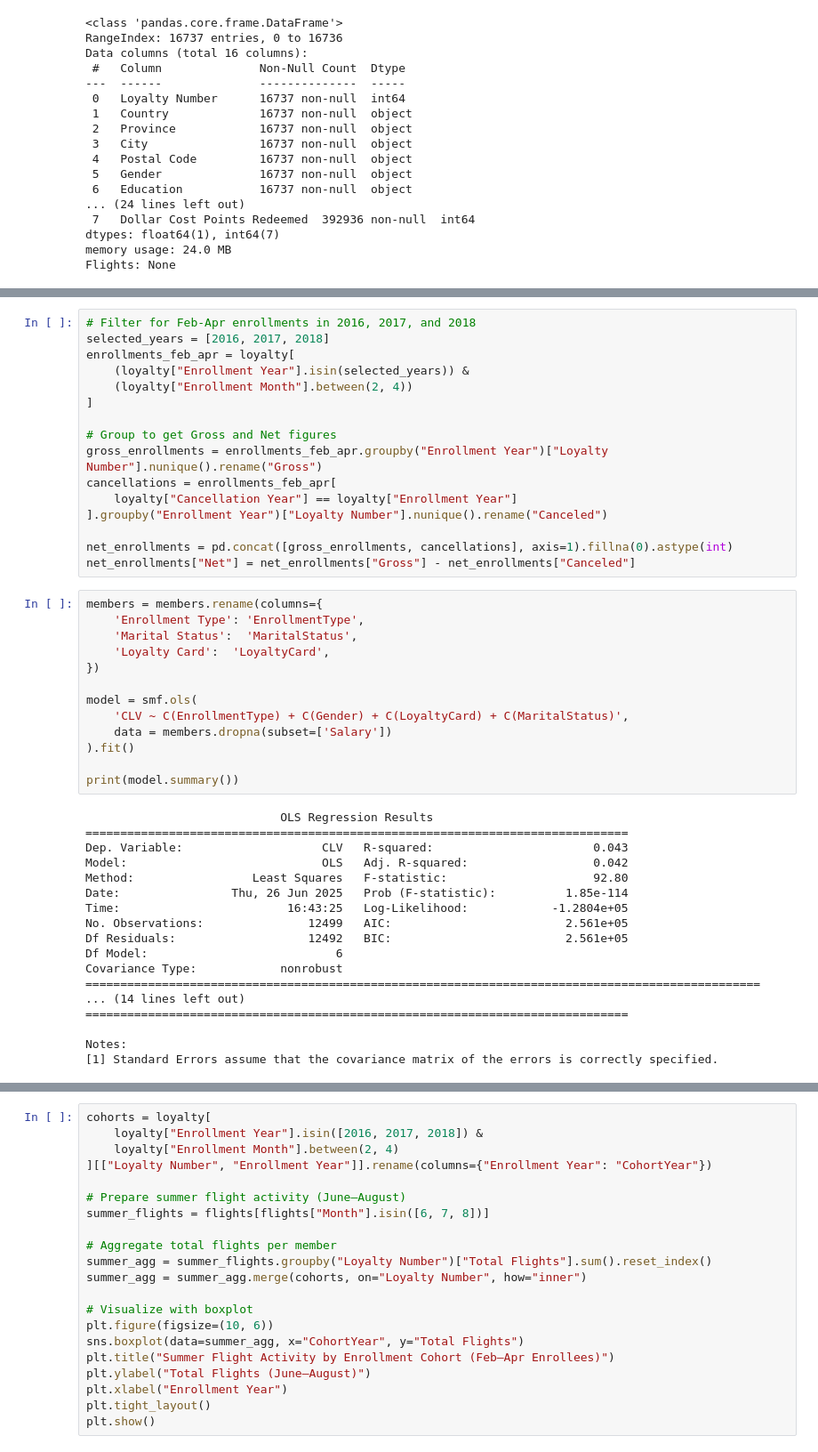
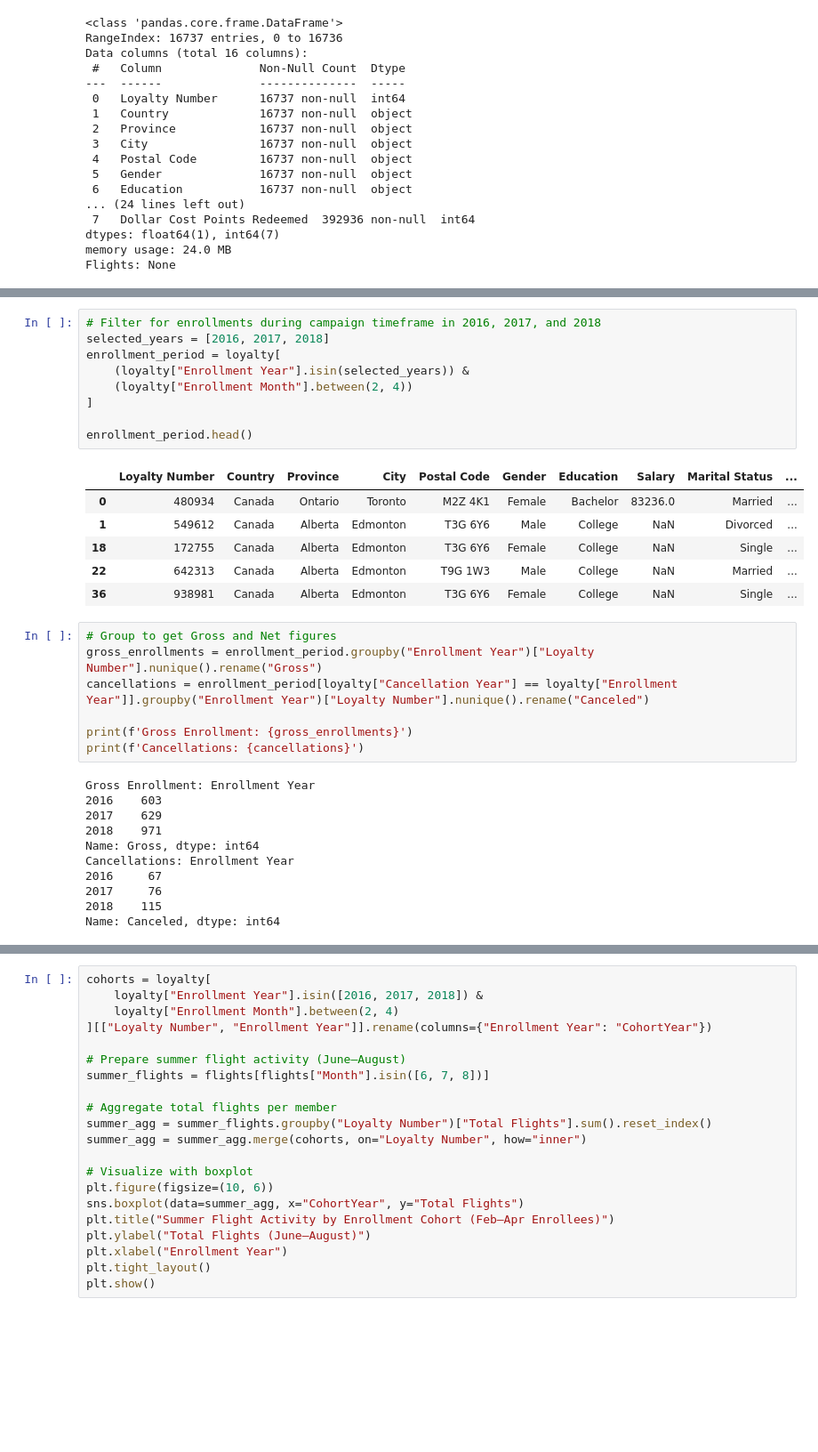
Before and after one commit to Dudlst01/Portfolio, a Jupyter notebook: airline-loyal-program-analysis.ipynb, the cells around one changed output, grey strips where cells are left out. Shown: that part at 89% size. Saved outputs shown, nothing was run; the diff lists cells and outputs as text; blank space fills up the shorter version.

```diff
--- a/airline-loyal-program-analysis.ipynb
+++ b/airline-loyal-program-analysis.ipynb
@@ -118,47 +129,34 @@ Standard        2012-04-01 2018-12-01
+# %%
+# Filter for enrollments during campaign timeframe in 2016, 2017, and 2018
+selected_years = [2016, 2017, 2018]
+enrollment_period = loyalty[
+    (loyalty["Enrollment Year"].isin(selected_years)) &
+    (loyalty["Enrollment Month"].between(2, 4))
+]
+
+enrollment_period.head()
+# %% [output]
+|  | Loyalty Number | Country | Province | City | Postal Code | Gender | Education | Salary | Marital Status | ... |
+| 0 | 480934 | Canada | Ontario | Toronto | M2Z 4K1 | Female | Bachelor | 83236.0 | Married | ... |
+| 1 | 549612 | Canada | Alberta | Edmonton | T3G 6Y6 | Male | College | NaN | Divorced | ... |
+| 18 | 172755 | Canada | Alberta | Edmonton | T3G 6Y6 | Female | College | NaN | Single | ... |
+| 22 | 642313 | Canada | Alberta | Edmonton | T9G 1W3 | Male | College | NaN | Married | ... |
+| 36 | 938981 | Canada | Alberta | Edmonton | T3G 6Y6 | Female | College | NaN | Single | ... |
 # %%
-# Filter for Feb-Apr enrollments in 2016, 2017, and 2018
-selected_years = [2016, 2017, 2018]
-enrollments_feb_apr = loyalty[
-    (loyalty["Enrollment Year"].isin(selected_years)) &
-    (loyalty["Enrollment Month"].between(2, 4))
-]
+# Group to get Gross and Net figures
+gross_enrollments = enrollment_period.groupby("Enrollment Year")["Loyalty Number"].nunique().rename("Gross")
+cancellations = enrollment_period[loyalty["Cancellation Year"] == loyalty["Enrollment Year"]].groupby("Enrollment Year")["Loyalty Number"].nunique().rename("Canceled")
 
-# Group to get Gross and Net figures
-gross_enrollments = enrollments_feb_apr.groupby("Enrollment Year")["Loyalty Number"].nunique().rename("Gross")
-cancellations = enrollments_feb_apr[
-    loyalty["Cancellation Year"] == loyalty["Enrollment Year"]
-].groupby("Enrollment Year")["Loyalty Number"].nunique().rename("Canceled")
-
-net_enrollments = pd.concat([gross_enrollments, cancellations], axis=1).fillna(0).astype(int)
-net_enrollments["Net"] = net_enrollments["Gross"] - net_enrollments["Canceled"]
+print(f'Gross Enrollment: {gross_enrollments}')
+print(f'Cancellations: {cancellations}')
+# %% [output]
+Gross Enrollment: Enrollment Year
+2016    603
+2017    629
+2018    971
+Name: Gross, dtype: int64
+Cancellations: Enrollment Year
+2016     67
+2017     76
+2018    115
+Name: Canceled, dtype: int64
-# %%
-members = members.rename(columns={
-    'Enrollment Type': 'EnrollmentType',
-    'Marital Status':  'MaritalStatus',
-    'Loyalty Card':  'LoyaltyCard',
-})
-
-model = smf.ols(
-    'CLV ~ C(EnrollmentType) + C(Gender) + C(LoyaltyCard) + C(MaritalStatus)',
-    data = members.dropna(subset=['Salary'])
-).fit()
-
-print(model.summary())
-# %% [output]
-                            OLS Regression Results
-==============================================================================
-Dep. Variable:                    CLV   R-squared:                       0.043
-Model:                            OLS   Adj. R-squared:                  0.042
-Method:                 Least Squares   F-statistic:                     92.80
-Date:                Thu, 26 Jun 2025   Prob (F-statistic):          1.85e-114
-Time:                        16:43:25   Log-Likelihood:            -1.2804e+05
-No. Observations:               12499   AIC:                         2.561e+05
-Df Residuals:                   12492   BIC:                         2.561e+05
-Df Model:                           6
-Covariance Type:            nonrobust
-=================================================================================================
-... (14 lines left out)
-==============================================================================
-
-Notes:
-[1] Standard Errors assume that the covariance matrix of the errors is correctly specified.
```
Also changed, not shown: parts of 27 cells of this notebook.
